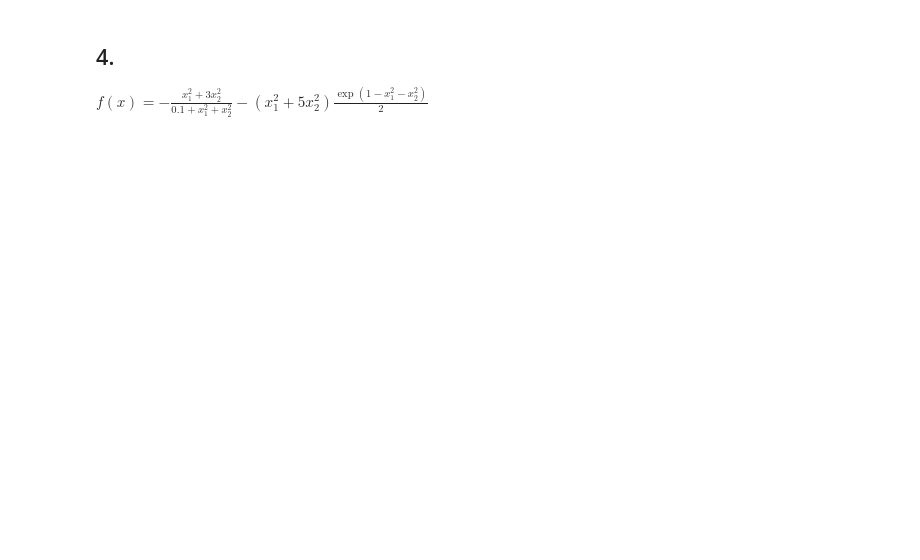
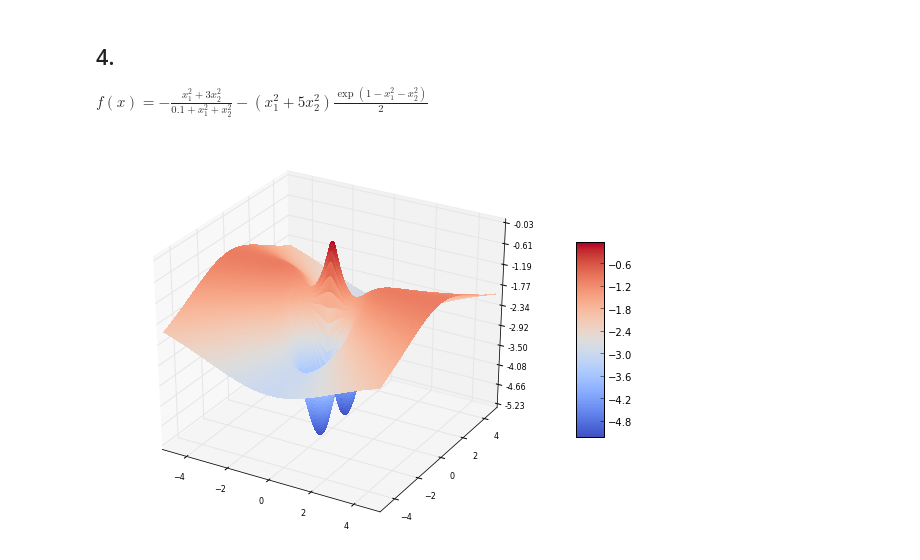
Before and after one commit to vmirly/DataScience, a Jupyter notebook: galleryTestFunctions.ipynb, the cells around one changed output. Cells and saved outputs as stored; diff of their text form; code cells hidden in the pictures; blank space fills up the shorter version.

```diff
--- a/galleryTestFunctions.ipynb
+++ b/galleryTestFunctions.ipynb
@@ -121,3 +148,31 @@ plt.show()
 ## 4.
 
 $ f(x) = -\frac{x_1^2 + 3 x_2^2}{0.1 + x_1^2 + x_2^2} - \left(x_1^2 + 5 x_2^2\right)\frac{\exp{\left(1 - x_1^2 - x_2^2\right)}}{2}$
+# %%
+def myfunc(x, y):
+    r2 = x**2 + y**2
+    return(-(x**2 + 3*y**2)/(0.1 + r2) - (x**2 + 5*y**2)*np.exp(1-r2)/2)
+
+fig = plt.figure(figsize=(10, 7))
+ax = fig.gca(projection='3d')
+x = np.linspace(-5, 5, 200)
+y = x
+X,Y = np.meshgrid(x, y)
+Z = myfunc(X, Y)
+
+surf = ax.plot_surface(X, Y, Z, rstride=1, cstride=1, cmap=plt.cm.coolwarm,
+        linewidth=0, antialiased=False)
+
+#ax.set_zlim(0, 0.2)
+
+ax.zaxis.set_major_locator(plt.LinearLocator(10))
+ax.zaxis.set_major_formatter(plt.FormatStrFormatter('%.02f'))
+
+plt.tick_params(axis='both', which='major', labelsize=8)
+ax.tick_params(labelsize=8)
+
+fig.colorbar(surf, shrink=0.5, aspect=7, cmap=plt.cm.coolwarm)
+
+plt.show()
+# %% [output]
+[figure, added]
```
Also changed, not shown: parts of 1 cell of this notebook.
